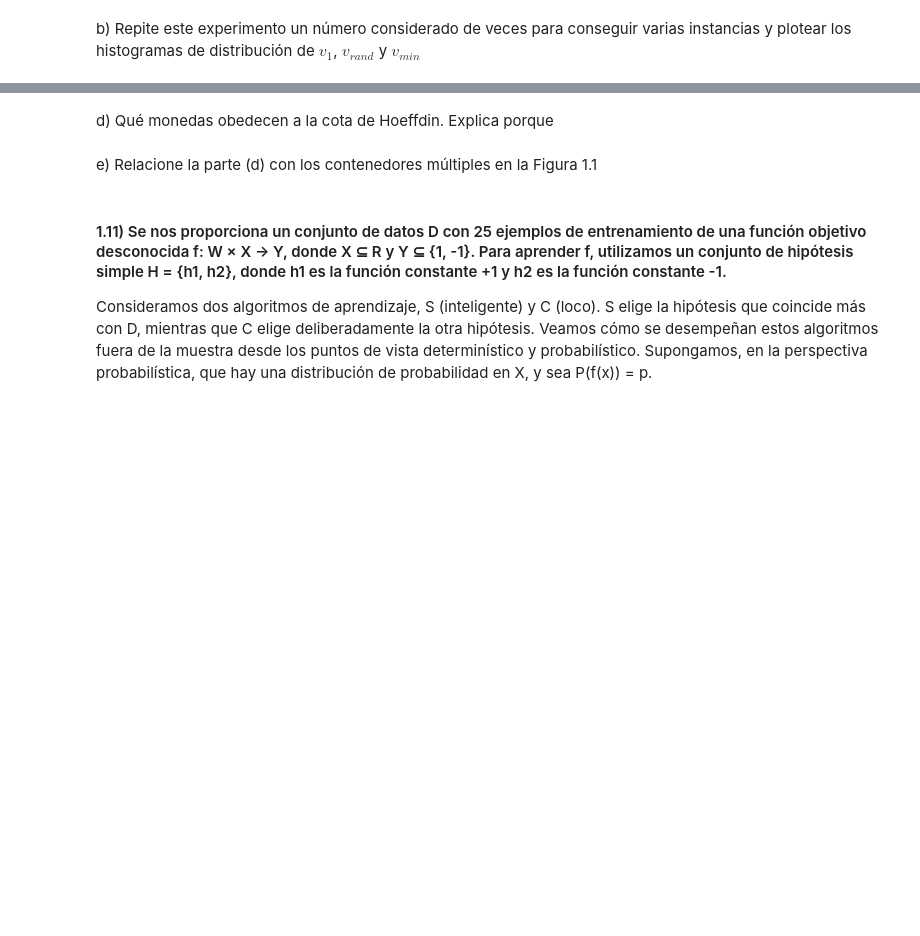
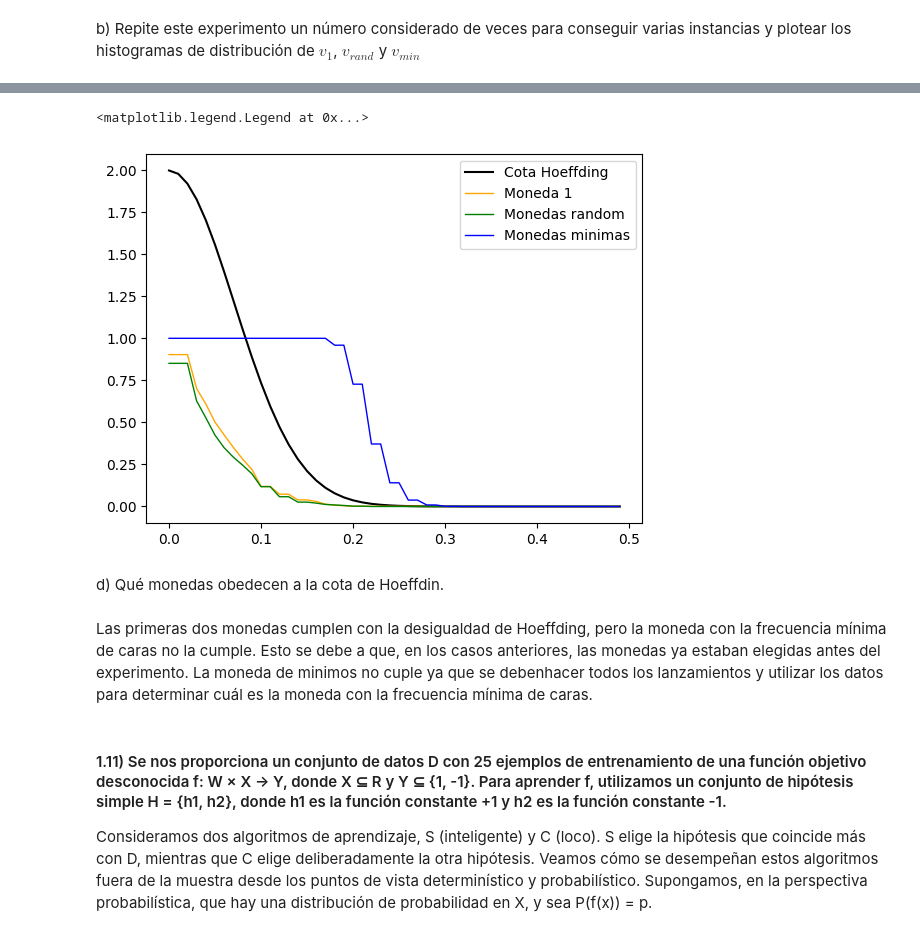
Before and after one commit to paulinacastillov/Ejercicios-Teoricos-ML-, a Jupyter notebook: Problemas_teoricos.ipynb, the cells around one changed output, grey strips where cells are left out. Saved outputs shown, nothing was run; the diff lists cells and outputs as text; code cells hidden in the pictures; blank space fills up the shorter version.

```diff
--- a/Problemas_teoricos.ipynb
+++ b/Problemas_teoricos.ipynb
@@ -68,7 +161,47 @@ c) Usando el punto b), estima $P[|v-\mu|>\epsilon]$ como funciión de $\epsilon$
+# %%
+def hoeffding_bound(epsilon, n):
+    return 2.0*np.exp(-2.0*n*epsilon**2)
+# %%
+
+epsilon = np.arange(0.0,0.5,0.01)
+cota = hoeffding_bound(epsilon, numero_lanzamientos)
+
+datos_v_1 = np.array(datos_v_1)
+datos_v_rand = np.array(datos_v_rand)
+datos_v_min = np.array(datos_v_min)
+
+datos_v_1_desplazados = np.abs(datos_v_1-0.5)
+datos_v_rand_desplazados = np.abs(datos_v_rand-0.5)
+datos_v_min_desplazados = np.abs(datos_v_min-0.5)
+
+
+prob_1 = np.zeros(len(epsilon))
+prob_rand = np.zeros(len(epsilon))
+prob_min = np.zeros(len(epsilon))
+
+
+# Cálculo para cada punto
+for n in range(epsilon.shape[0]):
+
+    ep = epsilon[n]
+    prob_1[n] = np.sum(datos_v_1_desplazados > ep)/repeticiones
+    prob_rand[n] = np.sum(datos_v_rand_desplazados > ep)/repeticiones
+    prob_min[n] = np.sum(datos_v_min_desplazados > ep)/repeticiones
+
+
+
+plt.plot(epsilon, cota, markerfacecolor='blue', markersize=8, color='black', label='Cota Hoeffding')
+plt.plot(epsilon, prob_1, marker='', color='orange', linewidth=1, label='Moneda 1')
+plt.plot(epsilon, prob_rand, marker='', color='green', linewidth=1, label='Monedas random')
+plt.plot(epsilon, prob_min, marker='', color='blue', linewidth=1, label='Monedas minimas')
+plt.legend()
+# %% [output]
+<matplotlib.legend.Legend at 0x...>
+[figure, added]
 # %% [markdown]
-d) Qué monedas obedecen a la cota de Hoeffdin. Explica porque
+d) Qué monedas obedecen a la cota de Hoeffdin.
-# %% [markdown]
-e) Relacione la parte (d) con los contenedores múltiples en la Figura 1.1
+# %% [markdown]
+Las primeras dos monedas  cumplen con la desigualdad de Hoeffding, pero la moneda con la frecuencia mínima de caras no la cumple. Esto se debe a que, en los casos anteriores, las monedas ya estaban elegidas antes del experimento. La moneda de minimos no cuple ya que se debenhacer todos los lanzamientos y utilizar los datos para determinar cuál es la moneda con la frecuencia mínima de caras.
 # %% [markdown]
 #### 1.11) Se nos proporciona un conjunto de datos D con 25 ejemplos de entrenamiento de una función objetivo desconocida f: W × X → Y, donde X ⊆ R y Y ⊆ {1, -1}. Para aprender f, utilizamos un conjunto de hipótesis simple H = {h1, h2}, donde h1 es la función constante +1 y h2 es la función constante -1.
 
```
Also changed, not shown: parts of 15 cells of this notebook.
